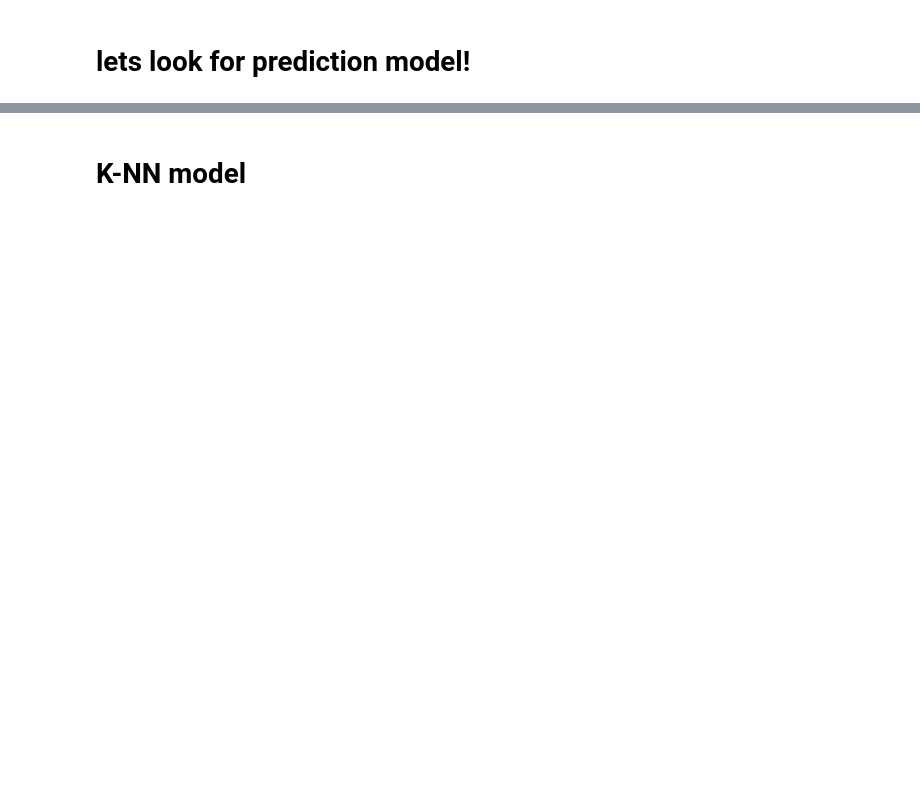
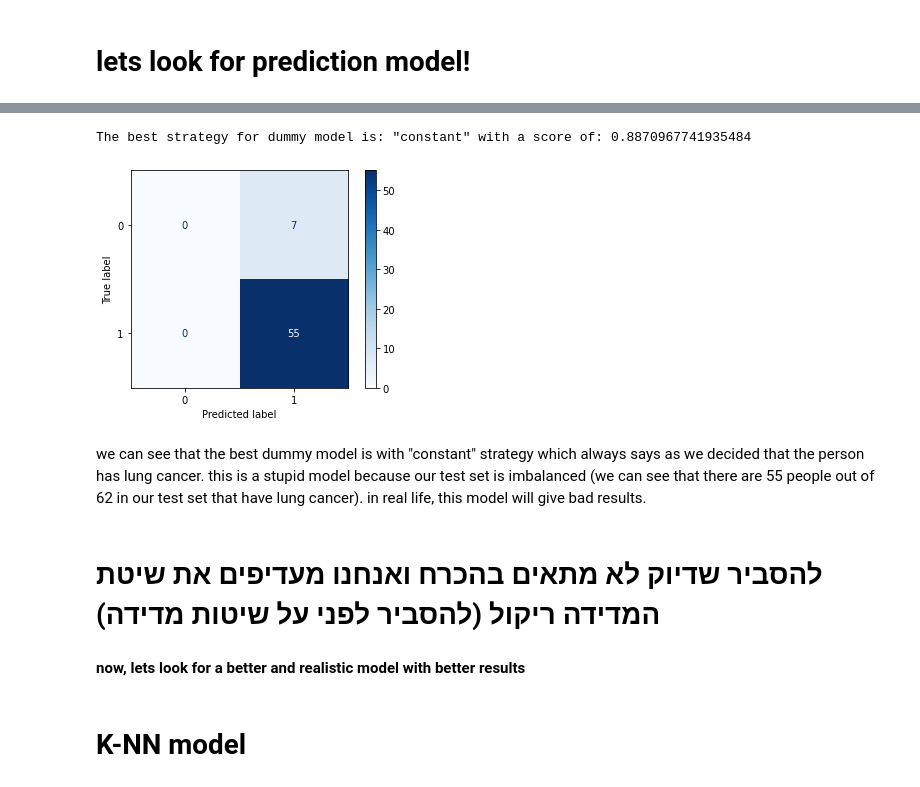
Before and after one commit to GitlerIsrael/Lung-cancer-model, a Jupyter notebook: Lung cancer AI project.ipynb, the cells around one changed output, grey strips where cells are left out. Saved outputs shown, nothing was run; the diff lists cells and outputs as text; code cells hidden in the pictures; blank space fills up the shorter version.

Commit message:
adding models

```diff
--- a/Lung cancer AI project.ipynb
+++ b/Lung cancer AI project.ipynb
@@ -547,2 +605,19 @@ plt.pie(r, explode=[0.05, 0.1], labels=['No', 'Yes'], radius=1.5, autopct='%1.1f
+# %%
+max_value = max(test_scores)
+max_index = test_scores.index(max_value)
+print('The best strategy for dummy model is: "' + strategies[max_index] + '" with a score of: ' + str(max_value))
+
+plot_confusion_matrix(dclf, x_test, y_test, cmap='Blues')
+plt.show()
+# %% [output]
+The best strategy for dummy model is: "constant" with a score of: 0.8870967741935484
+[figure, added]
+# %% [markdown]
+we can see that the best dummy model is with "constant" strategy which always says as we decided that the person has lung cancer.
+this is a stupid model because our test set is imbalanced (we can see that there are 55 people out of 62 in our test set that have lung cancer). in real life, this model will give bad results.
+# %% [markdown]
+# להסביר שדיוק לא מתאים בהכרח ואנחנו מעדיפים את שיטת המדידה ריקול (להסביר לפני על שיטות מדידה)
+# %% [markdown]
+**now, lets look for a better and realistic model with better results**
 # %% [markdown]
 # K-NN model
```
Also changed, not shown: parts of 37 cells of this notebook.
